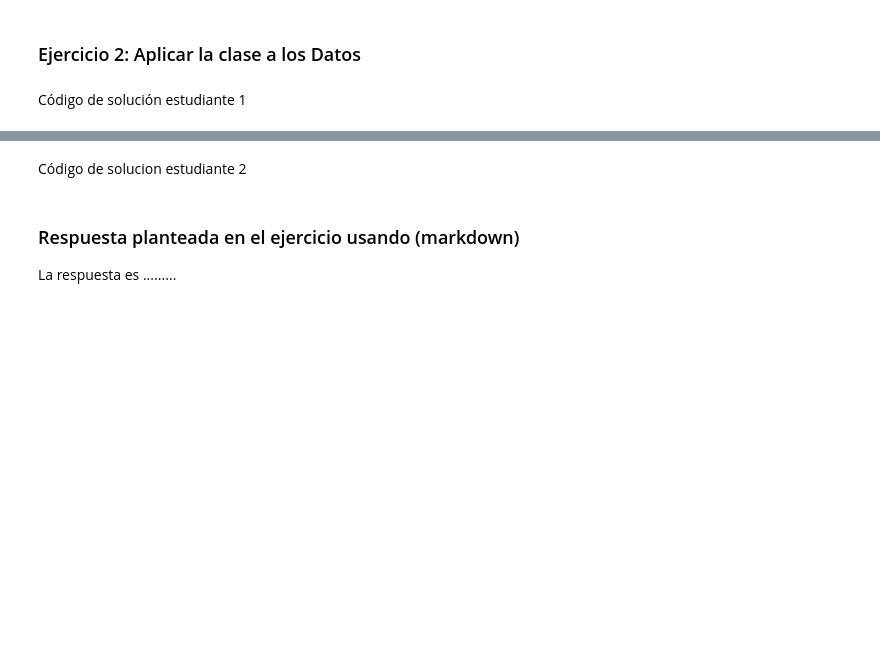
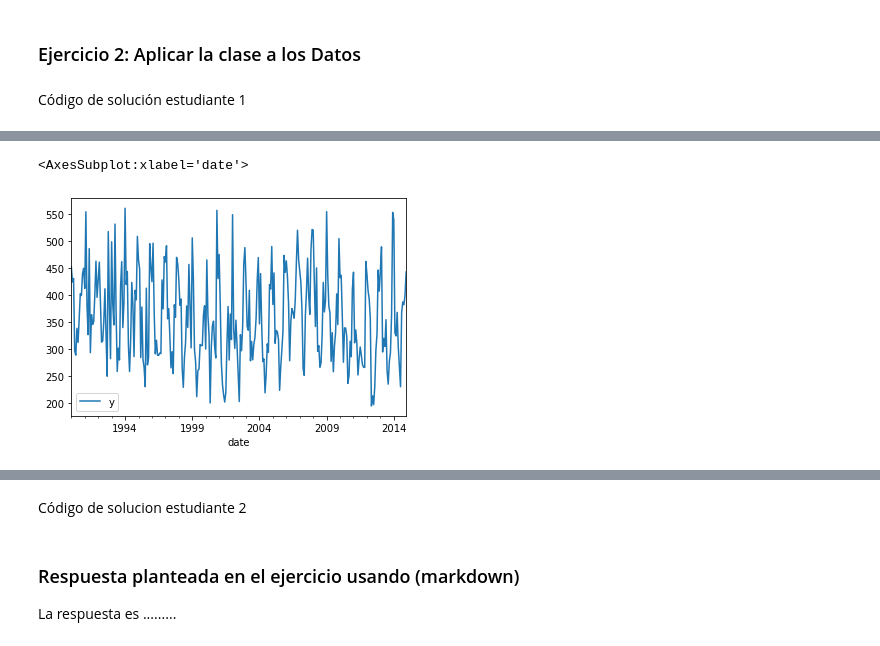
Before and after one commit to G4ll4rd0/Tarea3_RGALLARDO_PAVILLA, a Jupyter notebook: Tarea_3.ipynb, the cells around one changed output, grey strips where cells are left out. Saved outputs shown, nothing was run; the diff lists cells and outputs as text; code cells hidden in the pictures; blank space fills up the shorter version.

Commit message:
Solución Estudiante 1

```diff
--- a/Tarea_3.ipynb
+++ b/Tarea_3.ipynb
@@ -56,0 +383,5 @@ Código de solución estudiante 1
+# %%
+# Código de solución estudiante 1
+url = 'https://github.com/quaesito/time-series-forecast-sarimax-prophet/blob/master/A4.xlsx?raw=true'
+data = pd.read_excel(url)
+data
@@ -56,0 +402,4 @@ Código de solución estudiante 1
+# %%
+df = data.copy()
+df['date'] = df.apply(lambda x: x['date'] + pd.Timedelta(x['hour'], 'h'), axis = 1)
+df.head()
@@ -56,0 +415,3 @@ Código de solución estudiante 1
+# %%
+model = LinearForecastStudent1(df)
+model.setTimeSeries('Energy (kWh)')
@@ -56,0 +426,5 @@ Código de solución estudiante 1
+# %%
+model.plotTimeSeries()
+# %% [output]
+<AxesSubplot:xlabel='date'>
+[figure, added]
```
Also changed, not shown: parts of 29 cells of this notebook.
